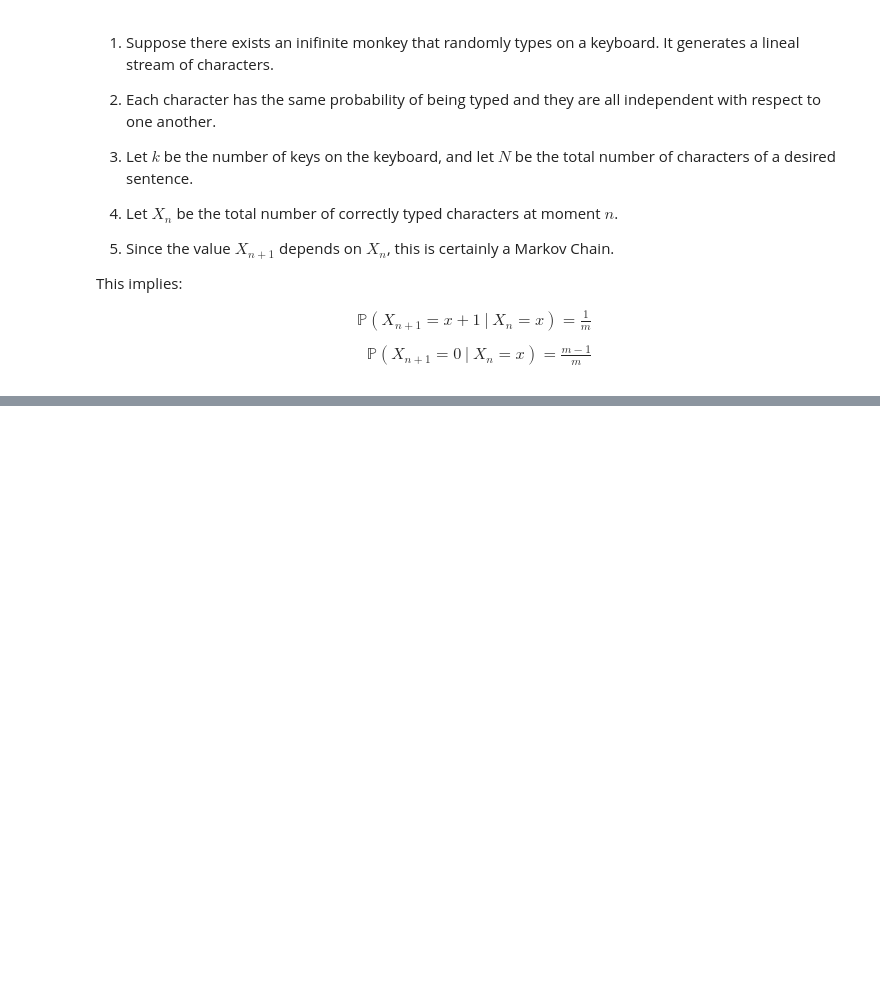
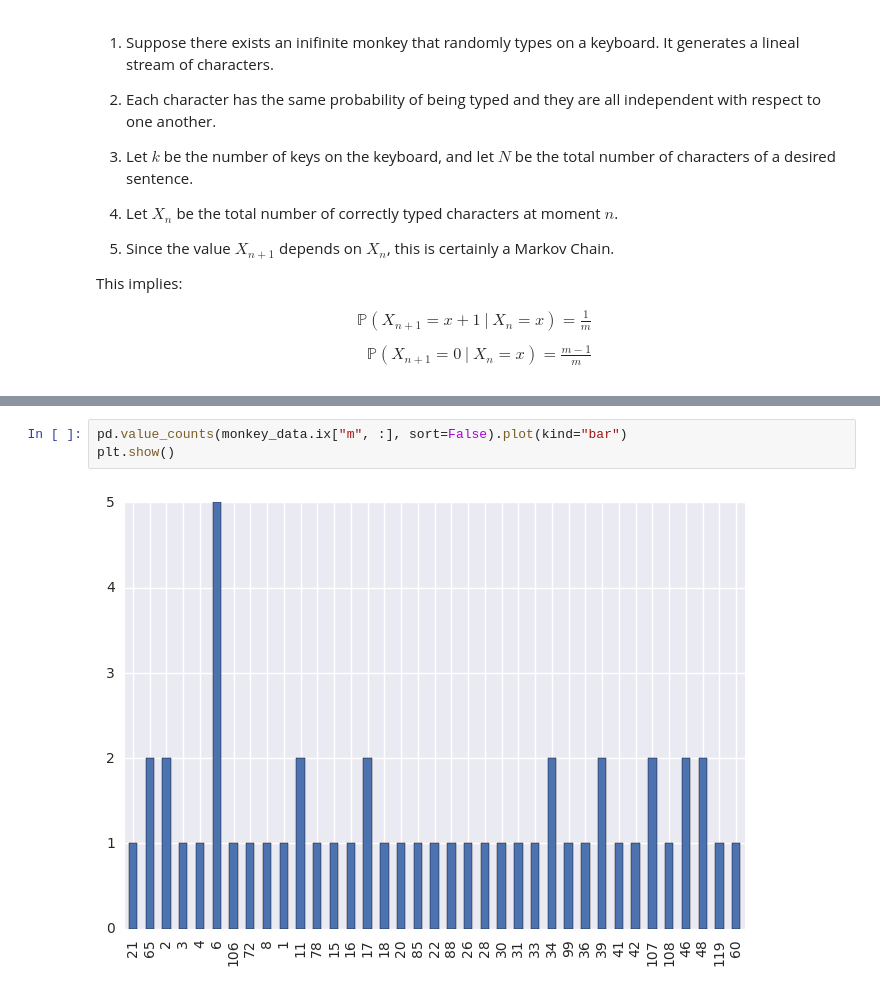
Before and after one commit to gerdm/UMA, a Jupyter notebook: stochastic_processes/final_proyect/monkey_notebook.ipynb, the cells around one changed output, grey strips where cells are left out. Drawn from its saved outputs; the diff is of its cells as text; blank space fills up the shorter version.

```diff
--- a/stochastic_processes/final_proyect/monkey_notebook.ipynb
+++ b/stochastic_processes/final_proyect/monkey_notebook.ipynb
@@ -34,0 +55,5 @@ AttributeError: 'OutStream' object has no attribute 'print'
+# %%
+pd.value_counts(monkey_data.ix["m", :], sort=False).plot(kind="bar")
+plt.show()
+# %% [output]
+[figure, added]
```
Also changed, not shown: parts of 6 cells of this notebook, 5 other files.
